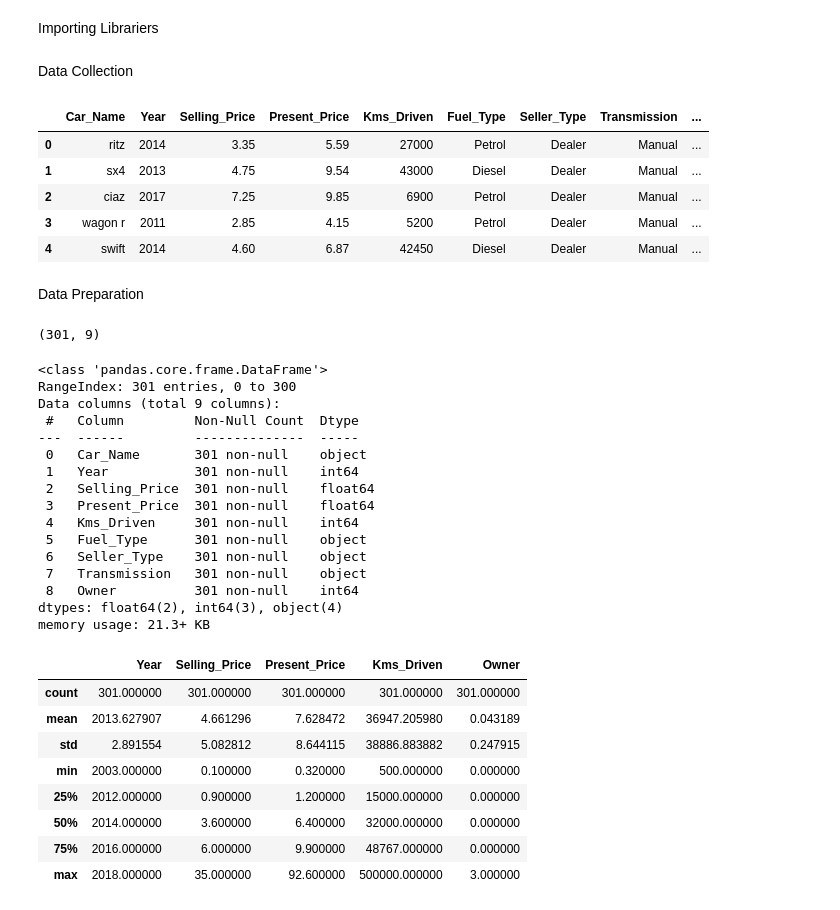
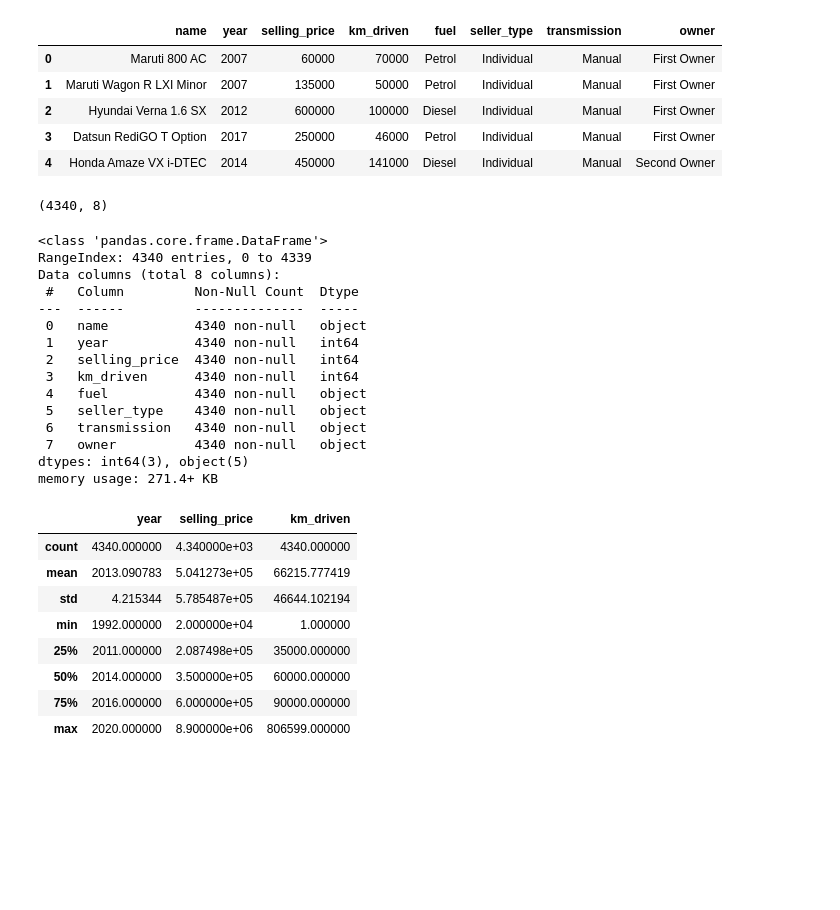
Before and after one commit to Kishan-hyalij/CarPrice_Prediction, a Jupyter notebook: notebooks/jupyter-CPP.ipynb, the cells around one changed output. Saved outputs shown, nothing was run; the diff lists cells and outputs as text; code cells hidden in the pictures; blank space fills up the shorter version.

```diff
--- a/jupyter-CP.ipynb
+++ b/notebooks/jupyter-CPP.ipynb
@@ -1,5 +1,3 @@
-# %% [markdown]
-Importing Librariers
 # %%
 import numpy as np
 import pandas as pd
@@ -15,55 +14,50 @@ from sklearn.metrics import mean_absolute_error
 from sklearn.metrics import r2_score
 import warnings
 warnings.filterwarnings("ignore")
-# %% [markdown]
-Data Collection
 # %%
-Cars_Data=pd.read_csv('car_data.csv')
+Cars_Data=pd.read_csv('../data/Cars_Dataset.csv')
 Cars_Data.head()
 # %% [output]
-|  | Car_Name | Year | Selling_Price | Present_Price | Kms_Driven | Fuel_Type | Seller_Type | Transmission | ... |
-| 0 | ritz | 2014 | 3.35 | 5.59 | 27000 | Petrol | Dealer | Manual | ... |
-| 1 | sx4 | 2013 | 4.75 | 9.54 | 43000 | Diesel | Dealer | Manual | ... |
-| 2 | ciaz | 2017 | 7.25 | 9.85 | 6900 | Petrol | Dealer | Manual | ... |
-| 3 | wagon r | 2011 | 2.85 | 4.15 | 5200 | Petrol | Dealer | Manual | ... |
-| 4 | swift | 2014 | 4.60 | 6.87 | 42450 | Diesel | Dealer | Manual | ... |
+|  | name | year | selling_price | km_driven | fuel | seller_type | transmission | owner |
+| 0 | Maruti 800 AC | 2007 | 60000 | 70000 | Petrol | Individual | Manual | First Owner |
+| 1 | Maruti Wagon R LXI Minor | 2007 | 135000 | 50000 | Petrol | Individual | Manual | First Owner |
+| 2 | Hyundai Verna 1.6 SX | 2012 | 600000 | 100000 | Diesel | Individual | Manual | First Owner |
+| 3 | Datsun RediGO T Option | 2017 | 250000 | 46000 | Petrol | Individual | Manual | First Owner |
+| 4 | Honda Amaze VX i-DTEC | 2014 | 450000 | 141000 | Diesel | Individual | Manual | Second Owner |
-# %% [markdown]
-Data Preparation
 # %%
 Cars_Data.shape
 # %% [output]
-(301, 9)
+(4340, 8)
 # %%
 Cars_Data.info()
 # %% [output]
 <class 'pandas.core.frame.DataFrame'>
-RangeIndex: 301 entries, 0 to 300
-Data columns (total 9 columns):
+RangeIndex: 4340 entries, 0 to 4339
+Data columns (total 8 columns):
  #   Column         Non-Null Count  Dtype
 ---  ------         --------------  -----
- 0   Car_Name       301 non-null    object
- 1   Year           301 non-null    int64
- 2   Selling_Price  301 non-null    float64
- 3   Present_Price  301 non-null    float64
- 4   Kms_Driven     301 non-null    int64
- 5   Fuel_Type      301 non-null    object
- 6   Seller_Type    301 non-null    object
- 7   Transmission   301 non-null    object
- 8   Owner          301 non-null    int64
-dtypes: float64(2), int64(3), object(4)
-memory usage: 21.3+ KB
+ 0   name           4340 non-null   object
+ 1   year           4340 non-null   int64
+ 2   selling_price  4340 non-null   int64
+ 3   km_driven      4340 non-null   int64
+ 4   fuel           4340 non-null   object
+ 5   seller_type    4340 non-null   object
+ 6   transmission   4340 non-null   object
+ 7   owner          4340 non-null   object
+dtypes: int64(3), object(5)
+memory usage: 271.4+ KB
 # %%
 Cars_Data.describe()
 # %% [output]
-|  | Year | Selling_Price | Present_Price | Kms_Driven | Owner |
-| count | 301.000000 | 301.000000 | 301.000000 | 301.000000 | 301.000000 |
-| mean | 2013.627907 | 4.661296 | 7.628472 | 36947.205980 | 0.043189 |
-| std | 2.891554 | 5.082812 | 8.644115 | 38886.883882 | 0.247915 |
-| min | 2003.000000 | 0.100000 | 0.320000 | 500.000000 | 0.000000 |
-| 25% | 2012.000000 | 0.900000 | 1.200000 | 15000.000000 | 0.000000 |
-| 50% | 2014.000000 | 3.600000 | 6.400000 | 32000.000000 | 0.000000 |
-| 75% | 2016.000000 | 6.000000 | 9.900000 | 48767.000000 | 0.000000 |
-| max | 2018.000000 | 35.000000 | 92.600000 | 500000.000000 | 3.000000 |
+|  | year | selling_price | km_driven |
+| count | 4340.000000 | 4.340000e+03 | 4340.000000 |
+| mean | 2013.090783 | 5.041273e+05 | 66215.777419 |
+| std | 4.215344 | 5.785487e+05 | 46644.102194 |
+| min | 1992.000000 | 2.000000e+04 | 1.000000 |
+| 25% | 2011.000000 | 2.087498e+05 | 35000.000000 |
+| 50% | 2014.000000 | 3.500000e+05 | 60000.000000 |
+| 75% | 2016.000000 | 6.000000e+05 | 90000.000000 |
+| max | 2020.000000 | 8.900000e+06 | 806599.000000 |
 # %%
 Cars_Data.isnull().sum()
 # %% [output]
```
Also changed, not shown: parts of 21 cells of this notebook, 3 other files.
